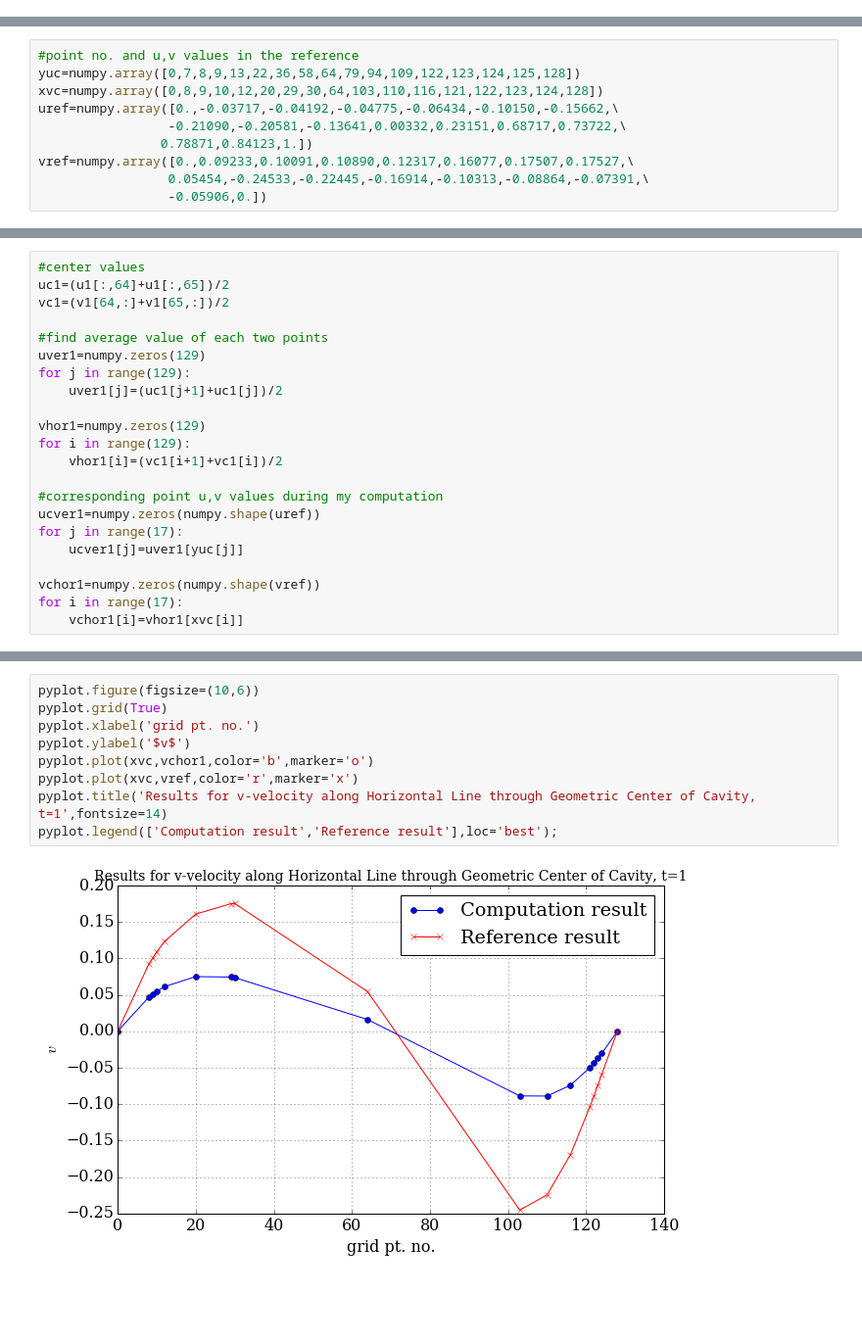
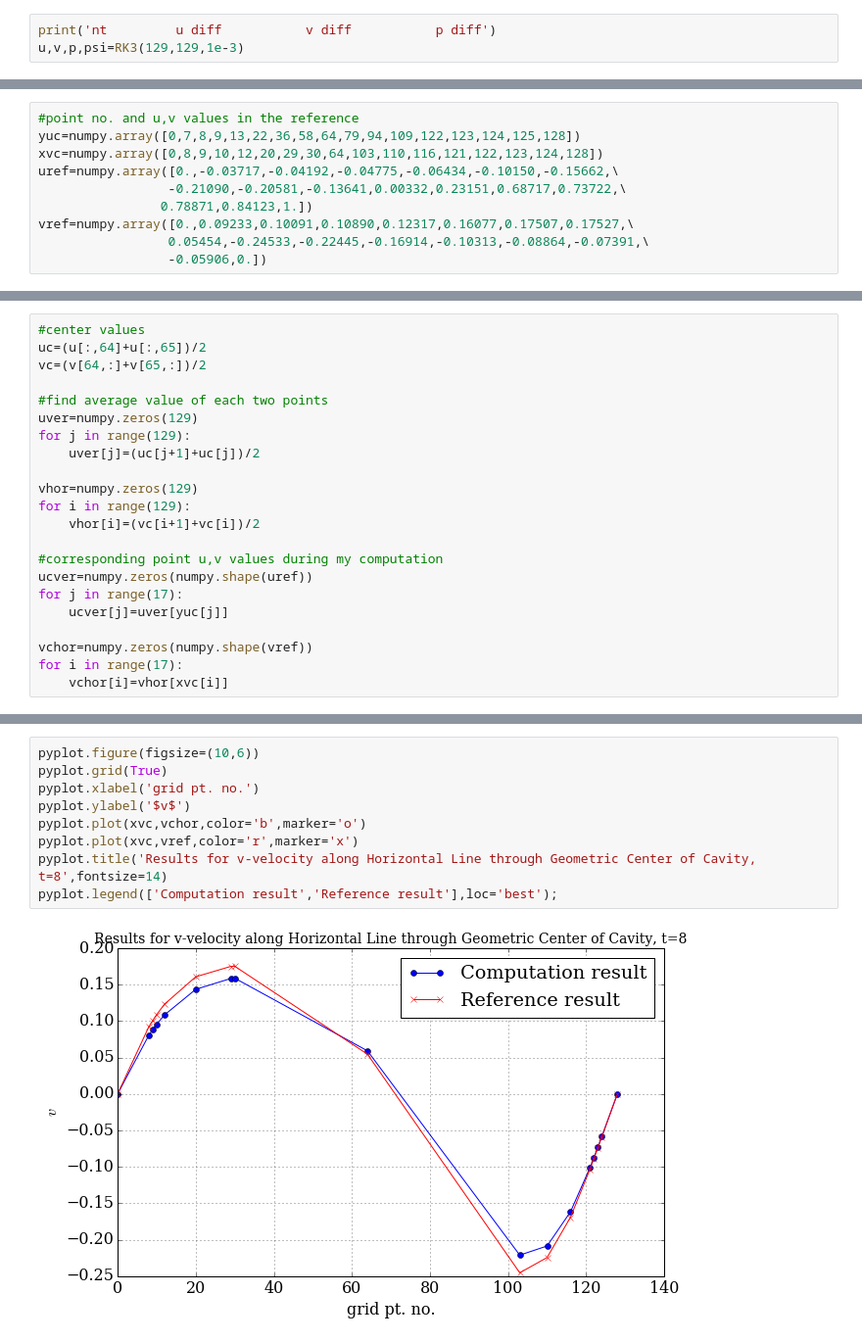
Before and after one commit to yujiasheng912/MAE6225, a Jupyter notebook: CavityFlow.ipynb, the cells around one changed output, grey strips where cells are left out. Shown: that part at 98% size. Saved outputs shown, nothing was run; the diff lists cells and outputs as text; blank space fills up the shorter version.

```diff
--- a/CavityFlow.ipynb
+++ b/CavityFlow.ipynb
@@ -251,3 +251,6 @@ def RK3(ni,nj,dt):
             psi[j,i]=psi[j-1,i]+u[j,i]*dy
 
     return u,v,p,psi
+# %%
+print('nt         u diff           v diff           p diff')
+u,v,p,psi=RK3(129,129,1e-3)
@@ -322,22 +293,22 @@ pyplot.title('Streamline and velocity vectors at t=2');
 # %%
 #center values
-uc1=(u1[:,64]+u1[:,65])/2
-vc1=(v1[64,:]+v1[65,:])/2
+uc=(u[:,64]+u[:,65])/2
+vc=(v[64,:]+v[65,:])/2
 
 #find average value of each two points
-uver1=numpy.zeros(129)
+uver=numpy.zeros(129)
 for j in range(129):
-    uver1[j]=(uc1[j+1]+uc1[j])/2
+    uver[j]=(uc[j+1]+uc[j])/2
 
-vhor1=numpy.zeros(129)
+vhor=numpy.zeros(129)
 for i in range(129):
-    vhor1[i]=(vc1[i+1]+vc1[i])/2
+    vhor[i]=(vc[i+1]+vc[i])/2
 
 #corresponding point u,v values during my computation
-ucver1=numpy.zeros(numpy.shape(uref))
+ucver=numpy.zeros(numpy.shape(uref))
 for j in range(17):
-    ucver1[j]=uver1[yuc[j]]
+    ucver[j]=uver[yuc[j]]
 
-vchor1=numpy.zeros(numpy.shape(vref))
+vchor=numpy.zeros(numpy.shape(vref))
 for i in range(17):
-    vchor1[i]=vhor1[xvc[i]]
+    vchor[i]=vhor[xvc[i]]
@@ -421,11 +326,11 @@ pyplot.legend(['Computation result','Reference result'],loc='best');
 # %%
 pyplot.figure(figsize=(10,6))
 pyplot.grid(True)
 pyplot.xlabel('grid pt. no.')
 pyplot.ylabel('$v$')
-pyplot.plot(xvc,vchor1,color='b',marker='o')
+pyplot.plot(xvc,vchor,color='b',marker='o')
 pyplot.plot(xvc,vref,color='r',marker='x')
-pyplot.title('Results for v-velocity along Horizontal Line through Geometric Center of Cavity, t=1',fontsize=14)
+pyplot.title('Results for v-velocity along Horizontal Line through Geometric Center of Cavity, t=8',fontsize=14)
 pyplot.legend(['Computation result','Reference result'],loc='best');
 # %% [output]
-[figure, old version]
+[figure, new version]
```
Also changed, not shown: parts of 19 cells of this notebook.
